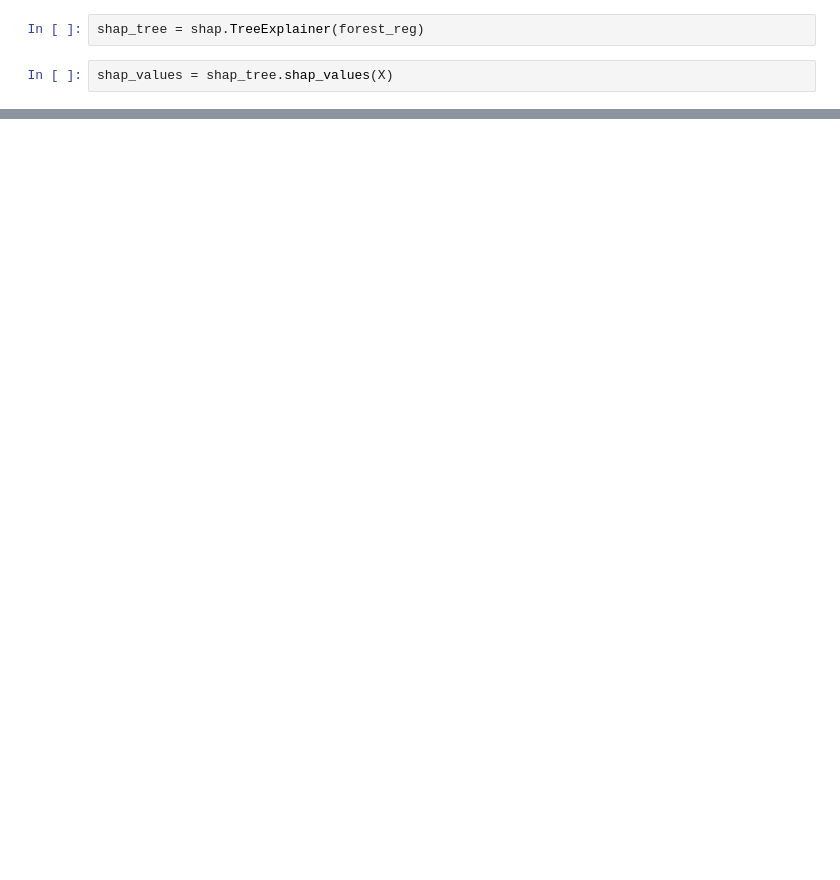
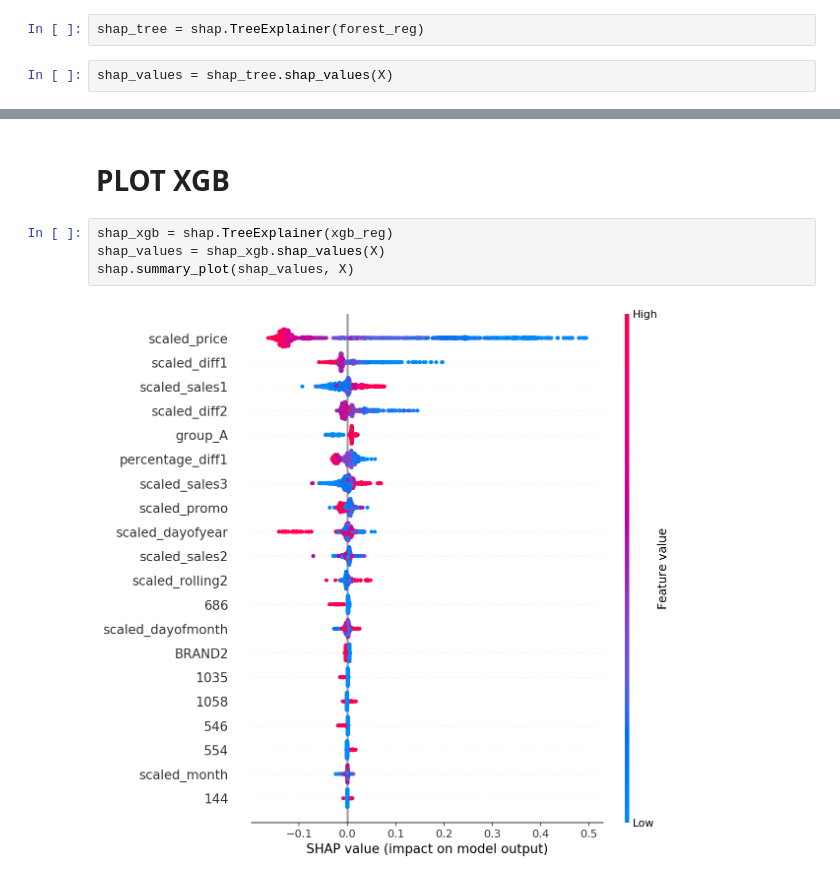
Before and after one commit to LucaCellamare/BIP-Project-sales-forecasting, a Jupyter notebook: single_and_avarage_REPORT.ipynb, the cells around one changed output, grey strips where cells are left out. Cells and saved outputs as stored; diff of their text form; blank space fills up the shorter version.

```diff
--- a/single_and_avarage_REPORT.ipynb
+++ b/single_and_avarage_REPORT.ipynb
@@ -385,0 +416,8 @@ shap.summary_plot(shap_values, X)
+# %% [markdown]
+# PLOT XGB
+# %%
+shap_xgb = shap.TreeExplainer(xgb_reg)
+shap_values = shap_xgb.shap_values(X)
+shap.summary_plot(shap_values, X)
+# %% [output]
+[figure, added]
```
Also changed, not shown: parts of 15 cells of this notebook.
